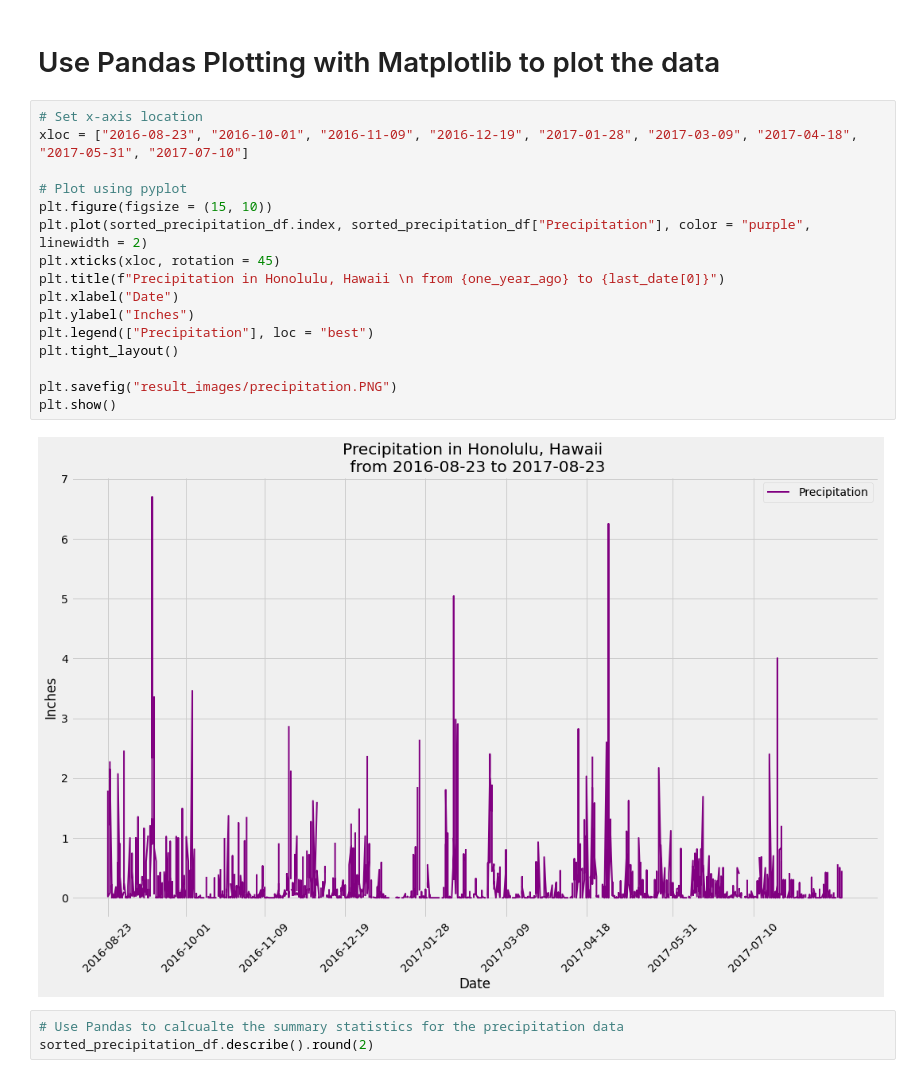
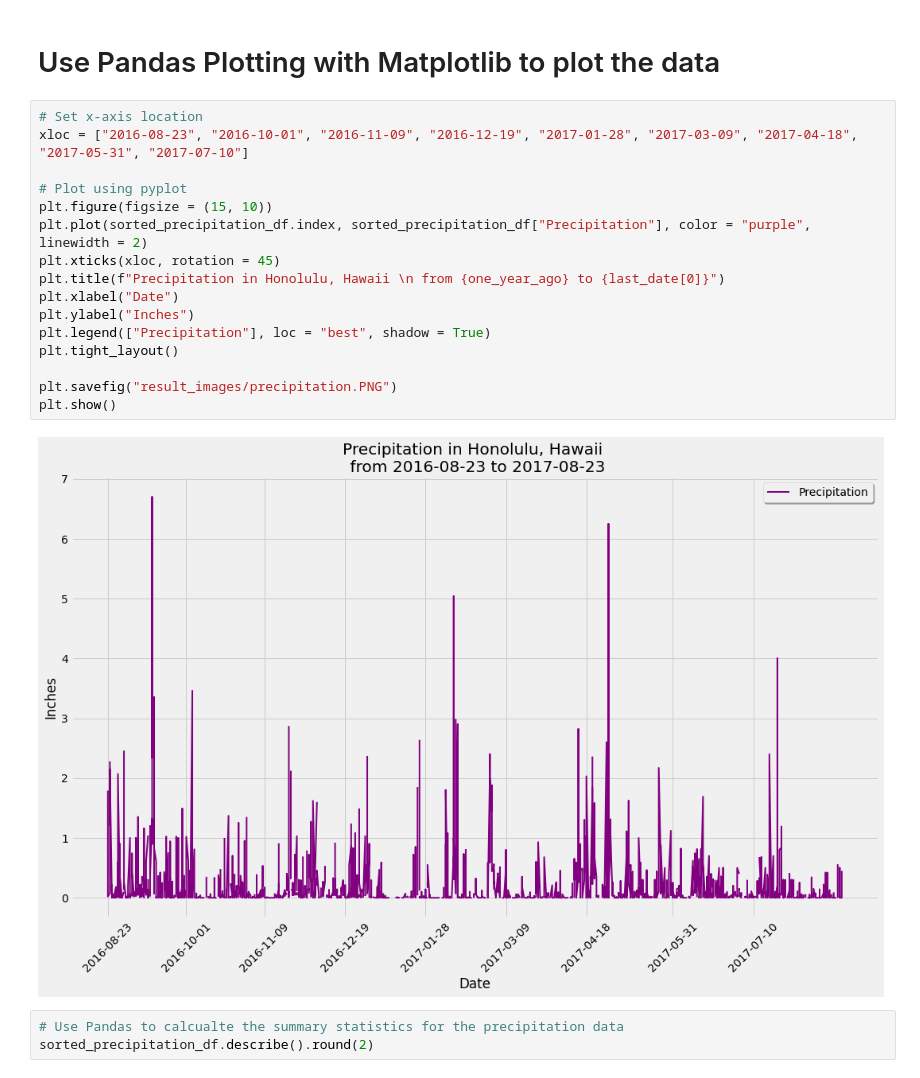
Before and after one commit to Franco1230/10-SQLalchemy-Challenge, a Jupyter notebook: SQLalchemy/climate_analysis.ipynb, the cells around one changed output. Drawn from its saved outputs; the diff is of its cells as text.

Commit message:
added shadow to the graph legends

```diff
--- a/SQLalchemy/climate_analysis.ipynb
+++ b/SQLalchemy/climate_analysis.ipynb
@@ -122,21 +122,21 @@ sorted_precipitation_df
 # %%
 # Set x-axis location
 xloc = ["2016-08-23", "2016-10-01", "2016-11-09", "2016-12-19", "2017-01-28", "2017-03-09", "2017-04-18", "2017-05-31", "2017-07-10"]
 
 # Plot using pyplot
 plt.figure(figsize = (15, 10))
 plt.plot(sorted_precipitation_df.index, sorted_precipitation_df["Precipitation"], color = "purple", linewidth = 2)
 plt.xticks(xloc, rotation = 45)
 plt.title(f"Precipitation in Honolulu, Hawaii \n from {one_year_ago} to {last_date[0]}")
 plt.xlabel("Date")
 plt.ylabel("Inches")
-plt.legend(["Precipitation"], loc = "best")
+plt.legend(["Precipitation"], loc = "best", shadow = True)
 plt.tight_layout()
 
 plt.savefig("result_images/precipitation.PNG")
 plt.show()
 # %% [output]
-[figure, old version]
+[figure, new version]
 # %%
 # Use Pandas to calcualte the summary statistics for the precipitation data
 sorted_precipitation_df.describe().round(2)
```
Also changed, not shown: parts of 1 cell of this notebook, 2 other files.
